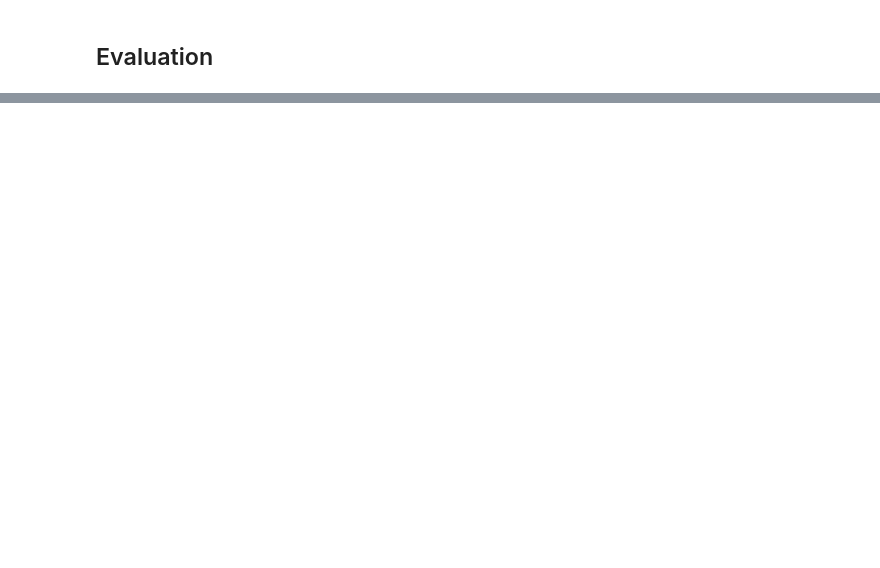
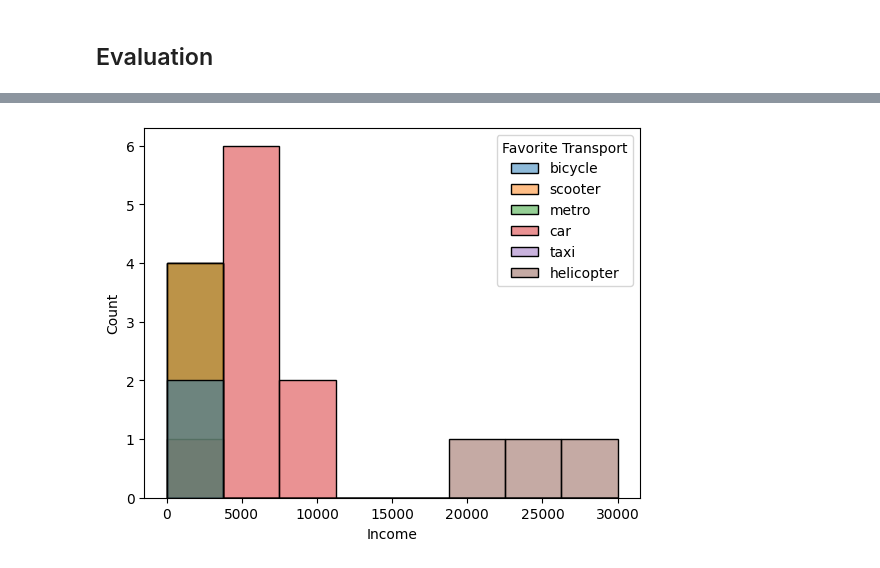
Before and after one commit to Wavevladimir/-, a Jupyter notebook: Scikit/Scikit Prediction and Evaluation .ipynb, the cells around one changed output, grey strips where cells are left out. Cells and saved outputs as stored; diff of their text form; code cells hidden in the pictures; blank space fills up the shorter version.

```diff
--- a/Scikit/Scikit Prediction and Evaluation .ipynb
+++ b/Scikit/Scikit Prediction and Evaluation .ipynb
@@ -162,0 +216,5 @@ array(['bicycle', 'car', 'helicopter'], dtype=object)
+# %%
+sns.histplot(x=df['Income'], hue=df['Favorite Transport'])
+plt.show()
+# %% [output]
+[figure, added]
```
Also changed, not shown: parts of 12 cells of this notebook, 1 other file.
